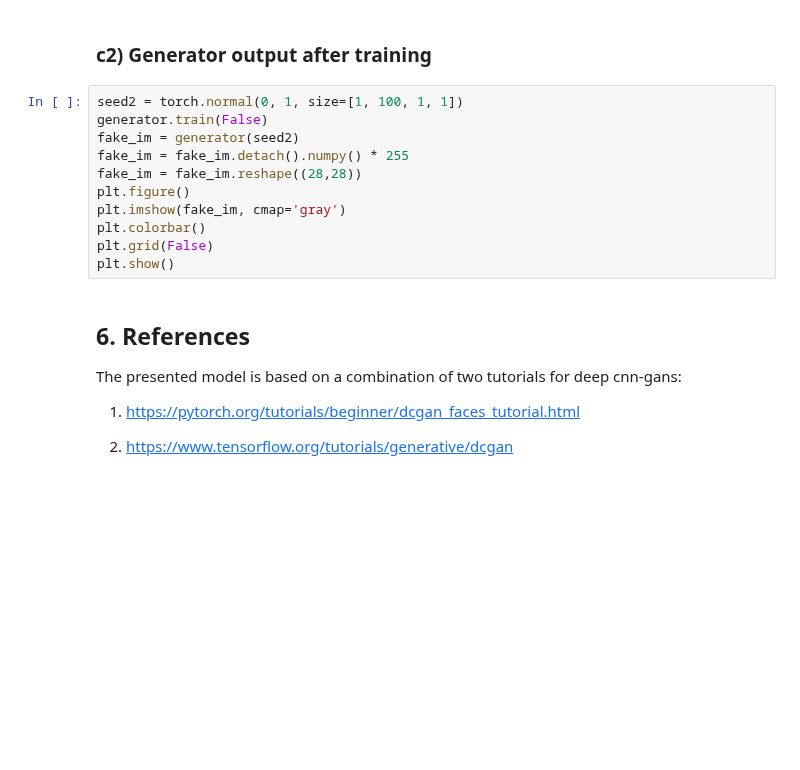
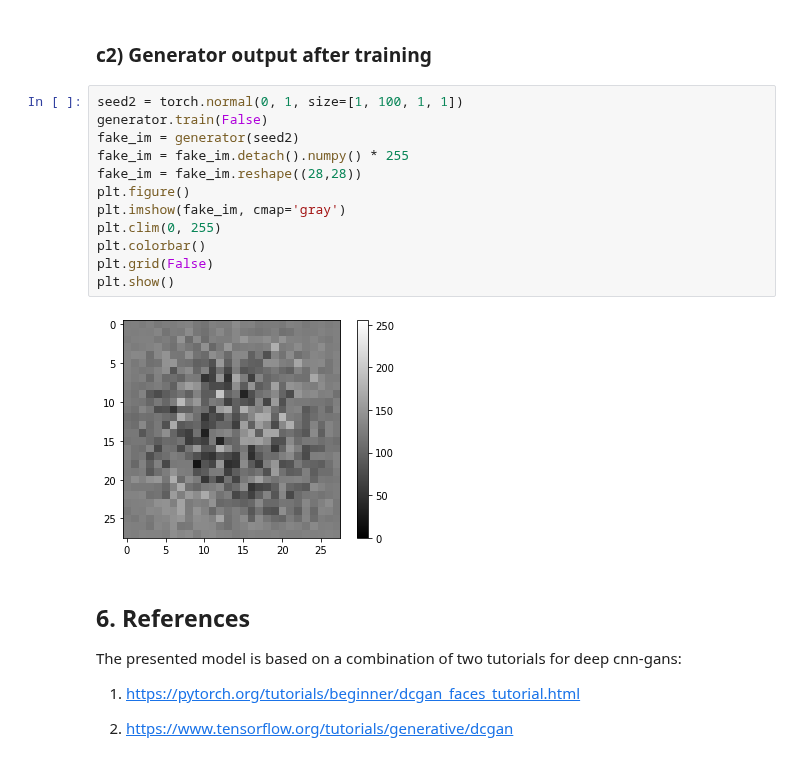
Before and after one commit to PaprikaSteiger/CNN_GAN_tensorflow_vs_pytorch, a Jupyter notebook: cnngan_pytorch.ipynb, the cells around one changed output. Saved outputs shown, nothing was run; the diff lists cells and outputs as text; blank space fills up the shorter version.

```diff
--- a/cnngan_pytorch.ipynb
+++ b/cnngan_pytorch.ipynb
@@ -457,14 +471,17 @@ plt.show()
 # %%
 seed2 = torch.normal(0, 1, size=[1, 100, 1, 1])
 generator.train(False)
 fake_im = generator(seed2)
 fake_im = fake_im.detach().numpy() * 255
 fake_im = fake_im.reshape((28,28))
 plt.figure()
 plt.imshow(fake_im, cmap='gray')
+plt.clim(0, 255)
 plt.colorbar()
 plt.grid(False)
 plt.show()
+# %% [output]
+[figure, added]
 # %% [markdown]
 ## 6. References
 The presented model is based on a combination of two tutorials for deep cnn-gans:
```
Also changed, not shown: parts of 24 cells of this notebook.
